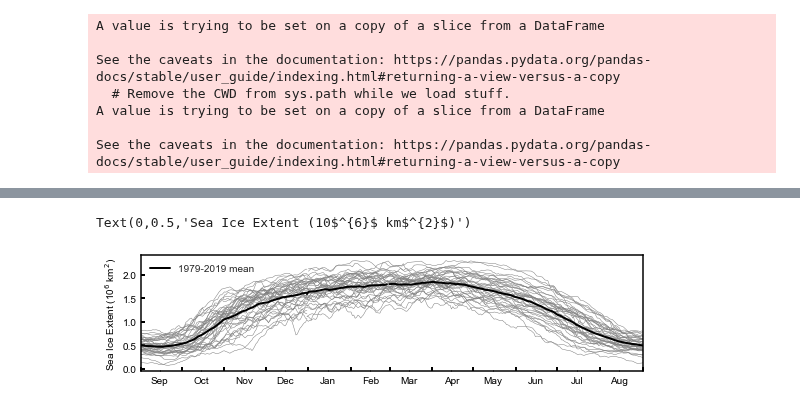
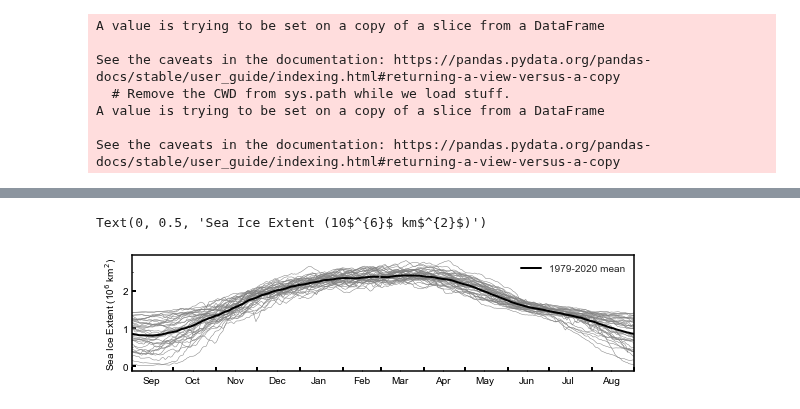
Before and after one commit to NOAA-PMEL/EcoFOCI_Jupyter_Notebooks, a Jupyter notebook: IceAnalysis/SSMI_RegionIce_ExtentCreator_KWood.ipynb, the cells around one changed output, grey strips where cells are left out. Saved outputs shown, nothing was run; the diff lists cells and outputs as text; code cells hidden in the pictures.

```diff
--- a/IceAnalysis/SSMI_RegionIce_ExtentCreator_KWood.ipynb
+++ b/IceAnalysis/SSMI_RegionIce_ExtentCreator_KWood.ipynb
@@ -190,8 +229,8 @@ mpl.rcParams['xtick.color'] = 'black'
 ### All BS
 
 
-fid = '/Users/bell/in_and_outbox/Ongoing_Analysis/SeaIce_Analysis/KWood_Regions/AltArcticRegions_iceextent.xlsx'
-page = 'BarentsAlt_iceextent'
+fid = '/Volumes/RetiredDowndraft/in_and_outbox/Ongoing_Analysis/SeaIce_Analysis/KWood_Regions/AltArcticRegions_iceextent.xlsx'
+page = 'USArctic_iceextent'
 
 dfe = pd.read_excel(fid,sheet_name=page)
 
@@ -209,33 +248,33 @@ fig = plt.figure(1,figsize=(9,2.125))
 ax1 = plt.subplot2grid((1, 1), (0, 0), colspan=1, rowspan=1)
 for yy in range(1978,2018,1):
     plt.plot(dfe.index,dfe[yy]/1e6,c='gray',linewidth=.5,label='')
     plt.plot(dfe['doy_y2'],dfe[yy]/1e6,c='gray',linewidth=.5,label='')
 
 #Fall
-l1 = ax1.plot(dfmean.index,dfmean['avg']/1e6,'k',linewidth=2,label='1979-2019 mean')
+l1 = ax1.plot(dfmean.index,dfmean['avg']/1e6,'k',linewidth=2,label='1979-2020 mean')
 
 #Spring
 plt.plot(dfmean['doy_y2'],dfmean['avg']/1e6,'k',linewidth=2,label='')
 
 
 plt.legend(loc='best')
 plt.xticks((0,31,61,92,122,153,183,214,245,275,306,336,
                0+365,31+365,61+365,92+365,122+365,153+365,
                183+365,214+365,245+365,275+365,306+365,336+365),)
 ax1.set_xlim([244,244+365])
 #plt.yticks(np.arange(0,1.2,.4))
 ax1.tick_params(axis='y',which='both',bottom='on')
 
 ax1.yaxis.set_minor_locator(ticker.MultipleLocator(2.5))
 ax1.xaxis.set_major_locator(DayLocator(bymonthday=1))
 ax1.xaxis.set_minor_locator(DayLocator(bymonthday=15))
 ax1.xaxis.set_major_formatter(ticker.NullFormatter())
 ax1.xaxis.set_minor_formatter(DateFormatter('%b'))
 ax1.xaxis.set_major_formatter(DateFormatter(''))
 ax1.xaxis.set_tick_params(which='major', pad=15)
 ax1.xaxis.set_tick_params(which='minor', pad=5)
 
 plt.ylabel('Sea Ice Extent (10$^{6}$ km$^{2}$)')
 # %% [output]
-Text(0,0.5,'Sea Ice Extent (10$^{6}$ km$^{2}$)')
+Text(0, 0.5, 'Sea Ice Extent (10$^{6}$ km$^{2}$)')
-[figure, old version]
+[figure, new version]
```
Also changed, not shown: parts of 4 cells of this notebook, 4 other files.
